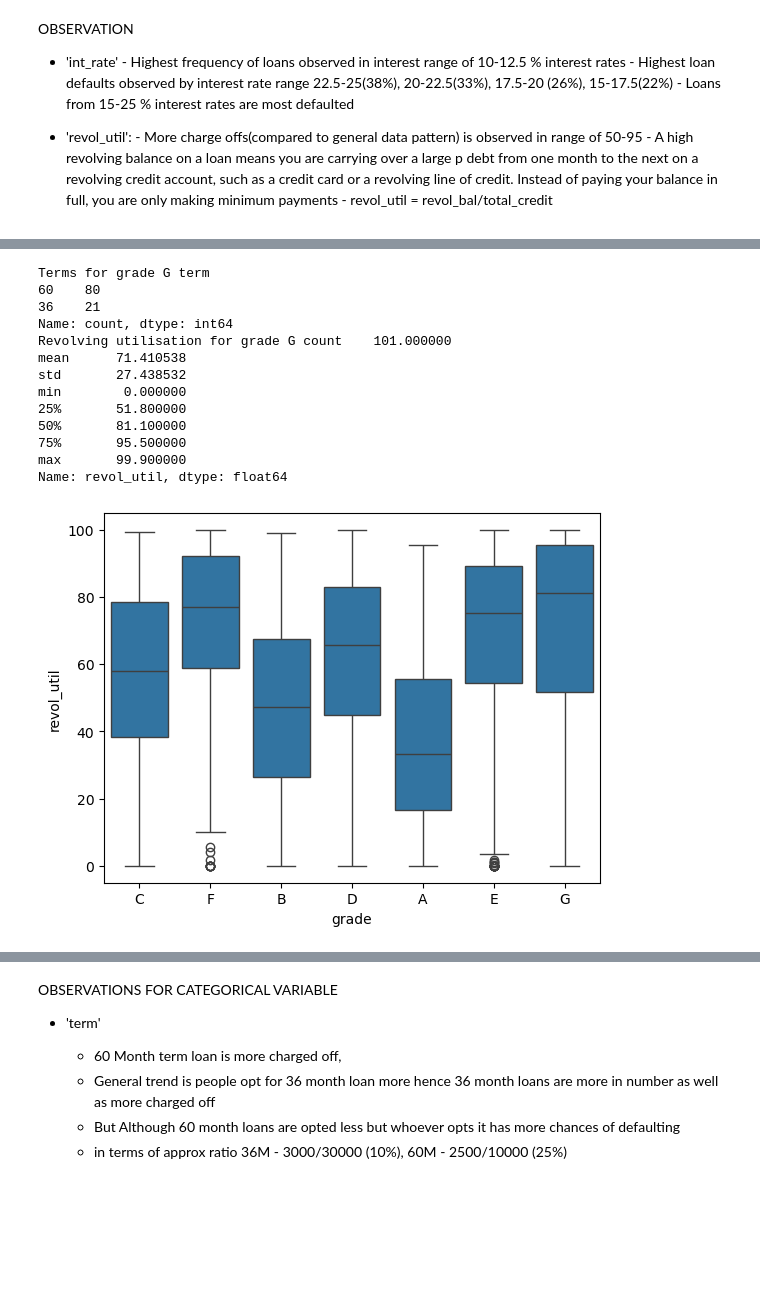
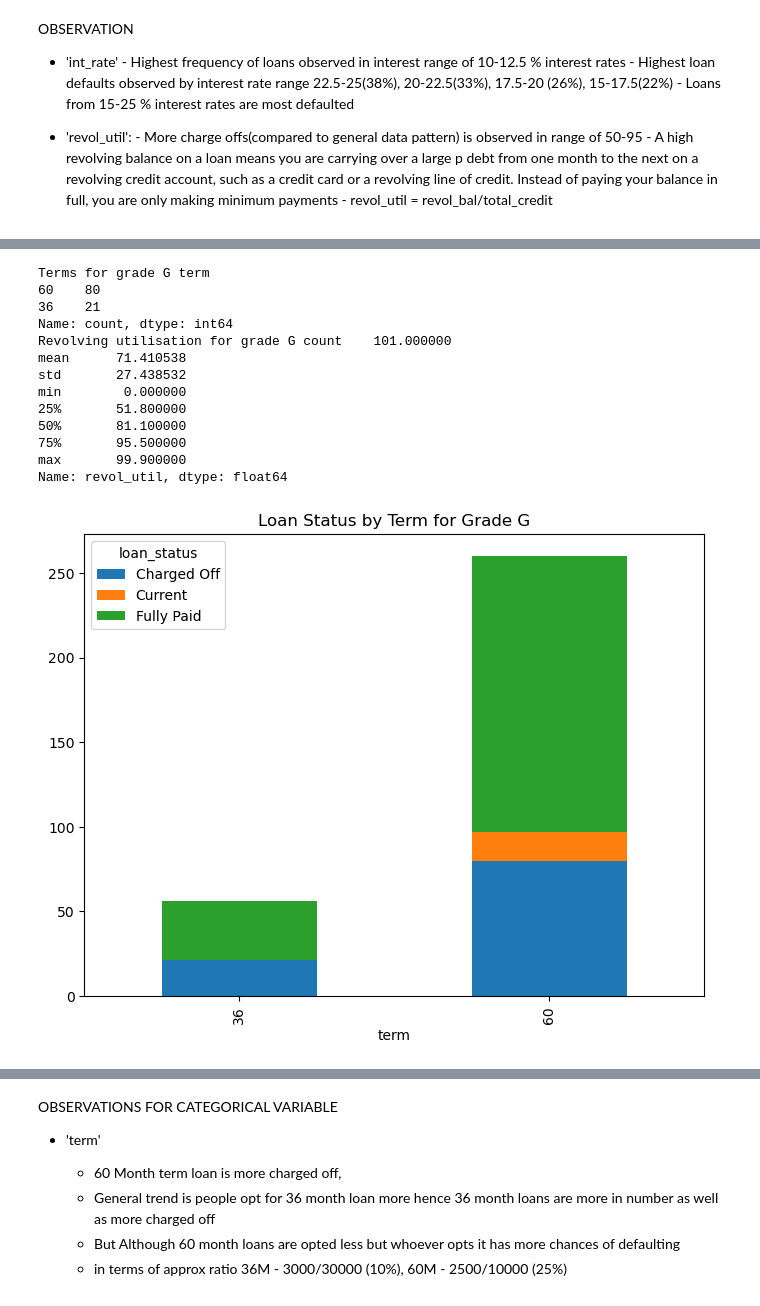
Before and after one commit to VFulara/LendingClubCaseStudy, a Jupyter notebook: final.ipynb, the cells around one changed output, grey strips where cells are left out. Drawn from its saved outputs; the diff is of its cells as text; code cells hidden in the pictures; blank space fills up the shorter version.

```diff
--- a/final.ipynb
+++ b/final.ipynb
@@ -441,25 +453,52 @@ plt.show()
 # %%
 # Segmented analysis by Grade for charged off loans
 print('Terms for grade G',chargedOffDf[chargedOffDf['grade'] == 'G']['term'].value_counts())
 print('Revolving utilisation for grade G',chargedOffDf[chargedOffDf['grade'] == 'G']['revol_util'].describe())
 
-sns.boxplot(x='grade', y='revol_util', data=chargedOffDf)
+
+pt = loan_df[loan_df['grade'] == 'G'][['term','loan_status']].pivot_table(index='term', columns='loan_status', aggfunc='size', fill_value=0).plot(kind='bar', stacked=True, figsize=(8, 6))
+pt.plot(kind = 'bar', stacked=True)
+plt.title('Loan Status by Term for Grade G')
+plt.show()
+
+pt = loan_df.pivot_table(index='open_acc', columns='loan_status', aggfunc='size', fill_value=0).plot(kind='bar', stacked=True, figsize=(8, 6))
+pt.plot(kind = 'bar', stacked=True)
+plt.xticks(rotation=90)
+plt.title('Open acc by loan status')
+plt.show()
+
+# create open_acc buckets of size 3
+open_acc_order = ['[0, 2)','[2,4)','[4, 6)','[6, 8)','[8, 10)','[10, 12)','[12, 14)','[14, 16)','[16, 18)','[18, 24)','[24, 26)','[26, 28)','[28, 30)','[30, 32)','[32, 34)','[34, 36)' ]
+loan_df['open_acc_bucket'] = pd.cut(loan_df['open_acc'], bins=range(0, loan_df['open_acc'].max() + 2, 2), right=False)
+sns.barplot(x='open_acc_bucket', y='revol_util' , hue='loan_status', data=loan_df, order=open_acc_order)
+plt.xticks(rotation=90)
+plt.show()
+
+
+sns.barplot(y='revol_util', x='purpose' , data=loan_df)
+plt.xticks(rotation=90)
+plt.show()
+
+
+
+
+sns.boxplot(x='grade', y='revol_util', data=chargedOffDf, order=sorted(chargedOffDf['grade'].unique()))
 plt.show()
 
 sns.boxplot(x='grade', y='int_rate', data=chargedOffDf, order=sorted(chargedOffDf['grade'].unique()))
 plt.show()
 # %% [output]
 Terms for grade G term
 60    80
 36    21
 Name: count, dtype: int64
 Revolving utilisation for grade G count    101.000000
 mean      71.410538
 std       27.438532
 min        0.000000
 25%       51.800000
 50%       81.100000
 75%       95.500000
 max       99.900000
 Name: revol_util, dtype: float64
-[figure, old version]
+[figure, new version]
```
Also changed, not shown: parts of 5 cells of this notebook, 5 other files.
